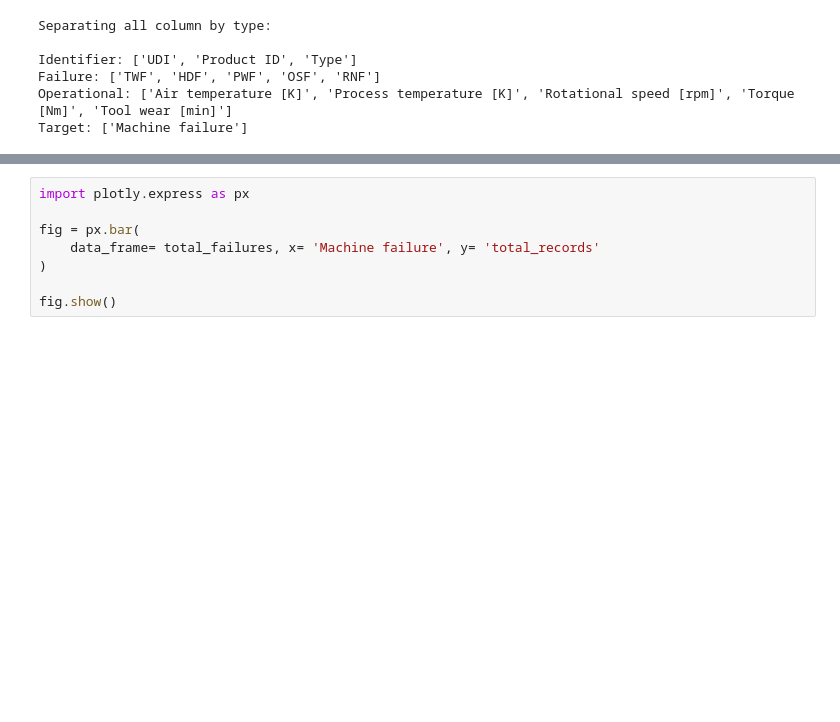
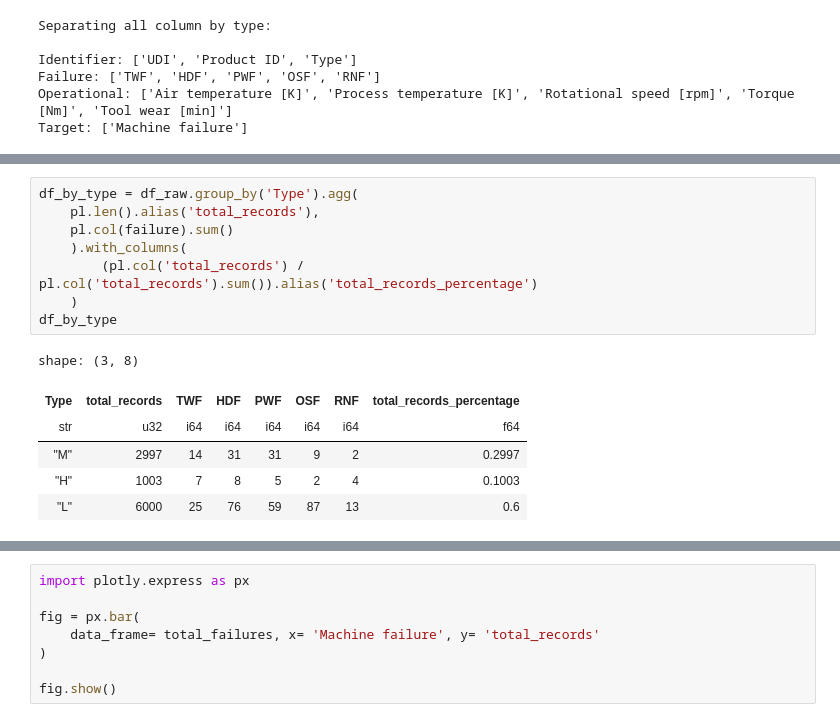
Before and after one commit to lucas-destefani/predictive-maintenance-ml-data-analysis, a Jupyter notebook: notebooks/01_data_understanding.ipynb, the cells around one changed output, grey strips where cells are left out. Saved outputs shown, nothing was run; the diff lists cells and outputs as text; blank space fills up the shorter version.

```diff
--- a/notebooks/01_data_understanding.ipynb
+++ b/notebooks/01_data_understanding.ipynb
@@ -74,0 +116,15 @@ Target: ['Machine failure']
+# %%
+df_by_type = df_raw.group_by('Type').agg(
+    pl.len().alias('total_records'),
+    pl.col(failure).sum()
+    ).with_columns(
+        (pl.col('total_records') / pl.col('total_records').sum()).alias('total_records_percentage')
+    )
+df_by_type
+# %% [output]
+shape: (3, 8)
+| Type | total_records | TWF | HDF | PWF | OSF | RNF | total_records_percentage |
+| str | u32 | i64 | i64 | i64 | i64 | i64 | f64 |
+| "M" | 2997 | 14 | 31 | 31 | 9 | 2 | 0.2997 |
+| "H" | 1003 | 7 | 8 | 5 | 2 | 4 | 0.1003 |
+| "L" | 6000 | 25 | 76 | 59 | 87 | 13 | 0.6 |
```
Also changed, not shown: parts of 6 cells of this notebook, 1 other file.
